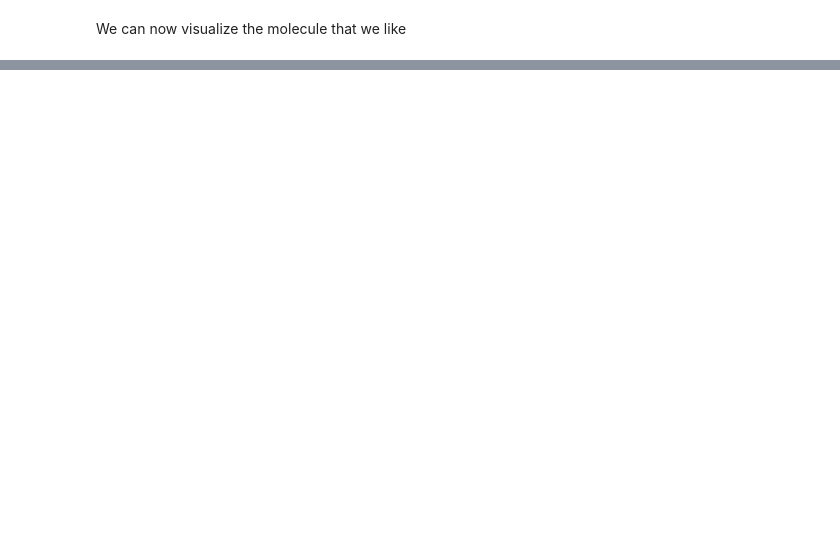
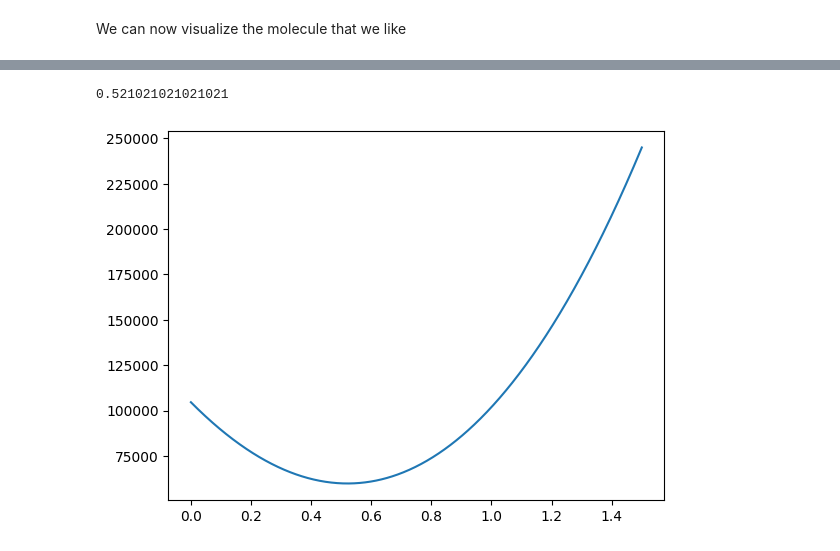
Before and after one commit to DavidShreve/PChemLab, a Jupyter notebook: ParticleBox_ModelingData.ipynb, the cells around one changed output, grey strips where cells are left out. Saved outputs shown, nothing was run; the diff lists cells and outputs as text; code cells hidden in the pictures; blank space fills up the shorter version.

```diff
--- a/ParticleBox_ModelingData.ipynb
+++ b/ParticleBox_ModelingData.ipynb
@@ -48,0 +108,10 @@ display(Draw.MolToImage( Chem.MolFromSmiles(data.loc[index,'smiles']), size=(300
+# %%
+alphas=np.linspace(0,1.5,1000)
+errors=[]
+for alpha in alphas:
+    errors.append(np.sum((lambda_FE(data['p'],alpha)-data['lambda'])**2))
+plt.plot(alphas,errors)
+alphas[np.argmin(errors)]
+# %% [output]
+0.521021021021021
+[figure, added]
```
Also changed, not shown: parts of 8 cells of this notebook, 1 other file.
